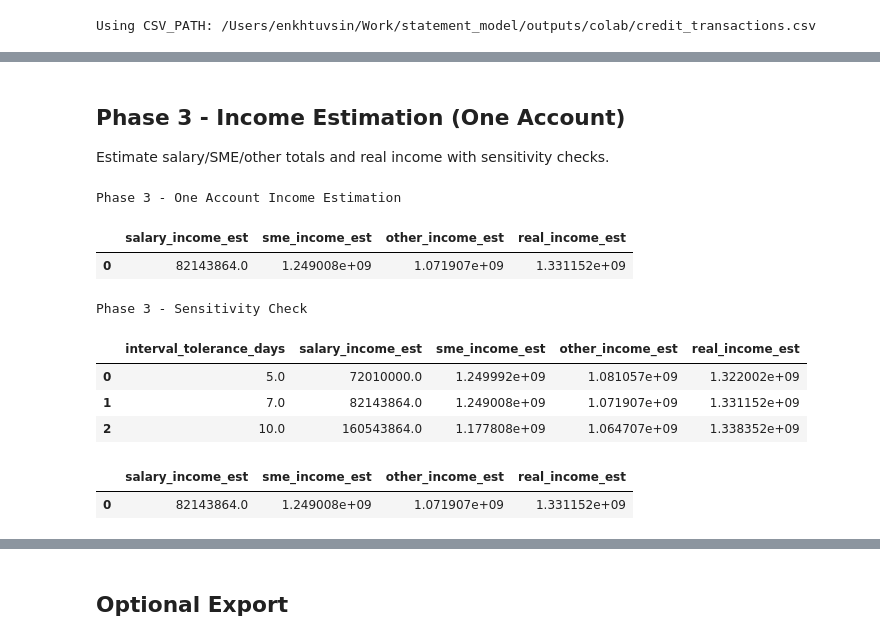
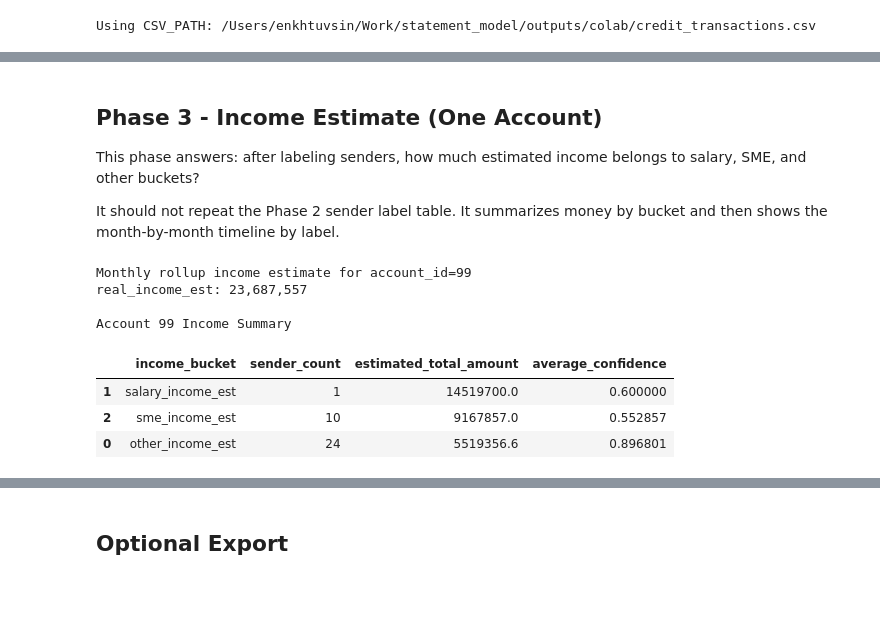
Before and after one commit to Enkhtuvshin-dev/statement, a Jupyter notebook: colab/fintech_income_analysis.ipynb, the cells around one changed output, grey strips where cells are left out. Cells and saved outputs as stored; diff of their text form; code cells hidden in the pictures; blank space fills up the shorter version.

```diff
--- a/colab/fintech_income_analysis.ipynb
+++ b/colab/fintech_income_analysis.ipynb
@@ -46,6 +73,6 @@ python: /Users/enkhtuvsin/Work/statement_model/.venv/bin/python
 # %%
 # Update account id only; CSV path is auto-resolved.
-ACCOUNT_ID = "1"
+ACCOUNT_ID = "99"
 
 candidate_csv_paths = [
     project_root / "outputs" / "colab" / "credit_transactions.csv",
@@ -207,18 +445,56 @@ Phase 2 - Explainable Sender Labels
 # %% [markdown]
-## Phase 3 - Income Estimation (One Account)
-Estimate salary/SME/other totals and real income with sensitivity checks.
+## Phase 3 - Income Estimate (One Account)
+
+This phase answers: after labeling senders, how much estimated income belongs to salary, SME, and other buckets?
+
+It should not repeat the Phase 2 sender label table. It summarizes money by bucket and then shows the month-by-month timeline by label.
 # %%
-account_summary, sensitivity = estimate_account_income(labeled)
-account_summary
+income_bucket_map = {
+    "salary_income": "salary_income_est",
+    "sme_business_income": "sme_income_est",
+    "other_irregular_income": "other_income_est",
+}
+
+account_income_by_sender = account_model.copy()
+account_income_by_sender["income_bucket"] = account_income_by_sender[
+    "predicted_income_type"
+].map(income_bucket_map)
+account_income_by_sender["estimated_total_amount"] = (
+    account_income_by_sender["average_monthly_amount"]
+    * account_income_by_sender["active_months"]
+)
+
+account_summary = (
+    account_income_by_sender.groupby("income_bucket", as_index=False)
+    .agg(
+        sender_count=("sender", "size"),
+        estimated_total_amount=("estimated_total_amount", "sum"),
+        average_confidence=("confidence_score", "mean"),
+    )
+)
+bucket_order = {
+    "salary_income_est": 0,
+    "sme_income_est": 1,
+    "other_income_est": 2,
+}
+account_summary["bucket_order"] = account_summary["income_bucket"].map(bucket_order)
+account_summary = account_summary.sort_values("bucket_order").drop(columns="bucket_order")
+
+real_income_est = account_summary.loc[
+    account_summary["income_bucket"].isin(["salary_income_est", "sme_income_est"]),
+    "estimated_total_amount",
+].sum()
+
+print(f"Monthly rollup income estimate for account_id={ACCOUNT_ID}")
+print(f"real_income_est: {real_income_est:,.0f}")
+show_table(account_summary, title=f"Account {ACCOUNT_ID} Income Summary", page_length=10)
 # %% [output]
-Phase 3 - One Account Income Estimation
+Monthly rollup income estimate for account_id=99
+real_income_est: 23,687,557
+
+Account 99 Income Summary
-|  | salary_income_est | sme_income_est | other_income_est | real_income_est |
-| 0 | 82143864.0 | 1.249008e+09 | 1.071907e+09 | 1.331152e+09 |
+|  | income_bucket | sender_count | estimated_total_amount | average_confidence |
+| 1 | salary_income_est | 1 | 14519700.0 | 0.600000 |
+| 2 | sme_income_est | 10 | 9167857.0 | 0.552857 |
+| 0 | other_income_est | 24 | 5519356.6 | 0.896801 |
-Phase 3 - Sensitivity Check
-|  | interval_tolerance_days | salary_income_est | sme_income_est | other_income_est | real_income_est |
-| 0 | 5.0 | 72010000.0 | 1.249992e+09 | 1.081057e+09 | 1.322002e+09 |
-| 1 | 7.0 | 82143864.0 | 1.249008e+09 | 1.071907e+09 | 1.331152e+09 |
-| 2 | 10.0 | 160543864.0 | 1.177808e+09 | 1.064707e+09 | 1.338352e+09 |
-|  | salary_income_est | sme_income_est | other_income_est | real_income_est |
-| 0 | 82143864.0 | 1.249008e+09 | 1.071907e+09 | 1.331152e+09 |
 # %%
```
Also changed, not shown: parts of 18 cells of this notebook, 8 other files.
